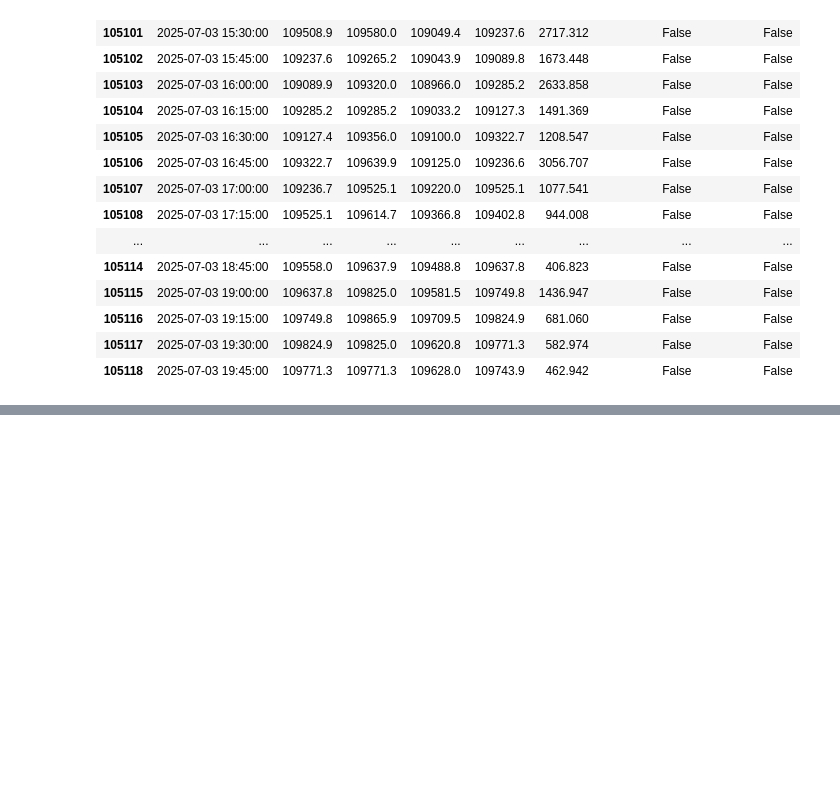
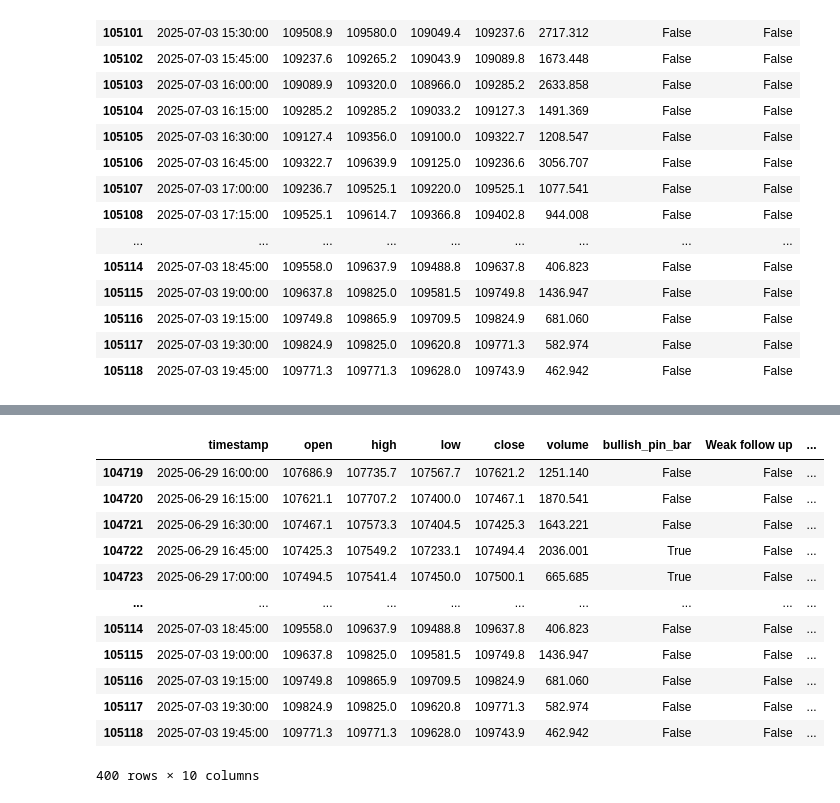
Before and after one commit to akash0214/Pin-Bar-Analysis, a Jupyter notebook: analysis.ipynb, the cells around one changed output, grey strips where cells are left out. Drawn from its saved outputs; the diff is of its cells as text; code cells hidden in the pictures; blank space fills up the shorter version.

```diff
--- a/analysis.ipynb
+++ b/analysis.ipynb
@@ -114 +117,40 @@ btcusdt_15min_df.tail(200)
 200 rows × 9 columns
+# %%
+# Defining bearish pin bars
+def is_bearish_pin_bar(row):
+    o_price = row['open']
+    h_price = row['high']
+    l_price = row['low']
+    c_price = row['close']
+
+    body = abs(c_price - o_price)
+    upper_wick = h_price - max(c_price, o_price)
+    lower_wick = min(o_price, c_price) - l_price
+    price_range = h_price - l_price
+    if(price_range == 0):
+        return False
+    body_ratio = body/price_range
+
+    if(c_price <= o_price):
+        if(upper_wick > lower_wick and body_ratio < 0.5):
+            return True
+        else:
+            return False
+    return False
+
+btcusdt_15min_df['bearish_pin_bar'] = btcusdt_15min_df.apply(is_bearish_pin_bar, axis=1)
+btcusdt_15min_df.tail(400)
+# %% [output]
+|  | timestamp | open | high | low | close | volume | bullish_pin_bar | Weak follow up | ... |
+| 104719 | 2025-06-29 16:00:00 | 107686.9 | 107735.7 | 107567.7 | 107621.2 | 1251.140 | False | False | ... |
+| 104720 | 2025-06-29 16:15:00 | 107621.1 | 107707.2 | 107400.0 | 107467.1 | 1870.541 | False | False | ... |
+| 104721 | 2025-06-29 16:30:00 | 107467.1 | 107573.3 | 107404.5 | 107425.3 | 1643.221 | False | False | ... |
+| 104722 | 2025-06-29 16:45:00 | 107425.3 | 107549.2 | 107233.1 | 107494.4 | 2036.001 | True | False | ... |
+| 104723 | 2025-06-29 17:00:00 | 107494.5 | 107541.4 | 107450.0 | 107500.1 | 665.685 | True | False | ... |
+| ... | ... | ... | ... | ... | ... | ... | ... | ... | ... |
+| 105114 | 2025-07-03 18:45:00 | 109558.0 | 109637.9 | 109488.8 | 109637.8 | 406.823 | False | False | ... |
+| 105115 | 2025-07-03 19:00:00 | 109637.8 | 109825.0 | 109581.5 | 109749.8 | 1436.947 | False | False | ... |
+| 105116 | 2025-07-03 19:15:00 | 109749.8 | 109865.9 | 109709.5 | 109824.9 | 681.060 | False | False | ... |
+| 105117 | 2025-07-03 19:30:00 | 109824.9 | 109825.0 | 109620.8 | 109771.3 | 582.974 | False | False | ... |
+| 105118 | 2025-07-03 19:45:00 | 109771.3 | 109771.3 | 109628.0 | 109743.9 | 462.942 | False | False | ... |
+400 rows × 10 columns
```
Also changed, not shown: parts of 22 cells of this notebook, 3 other files.
